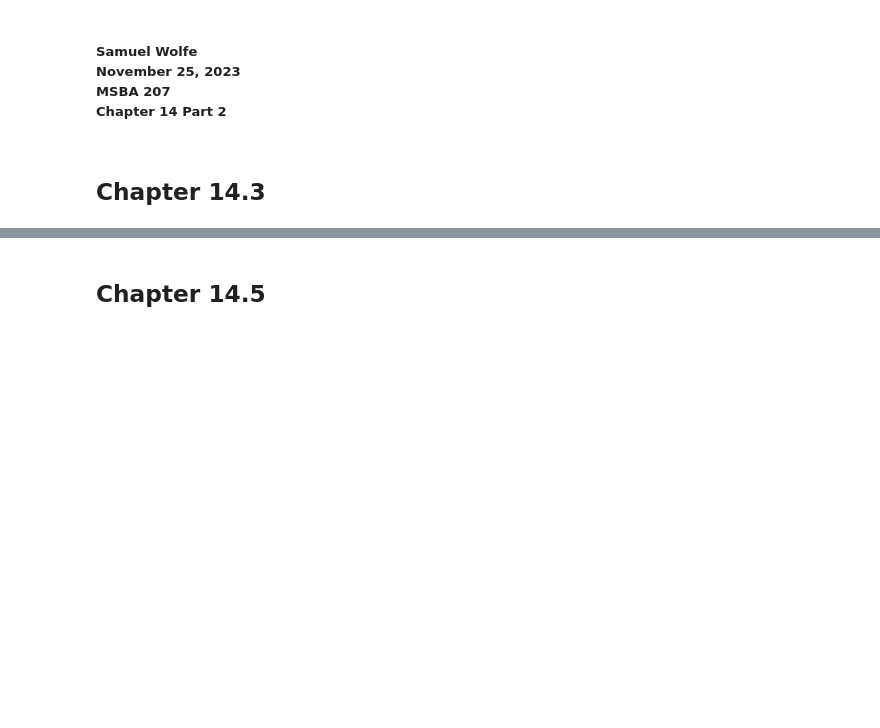
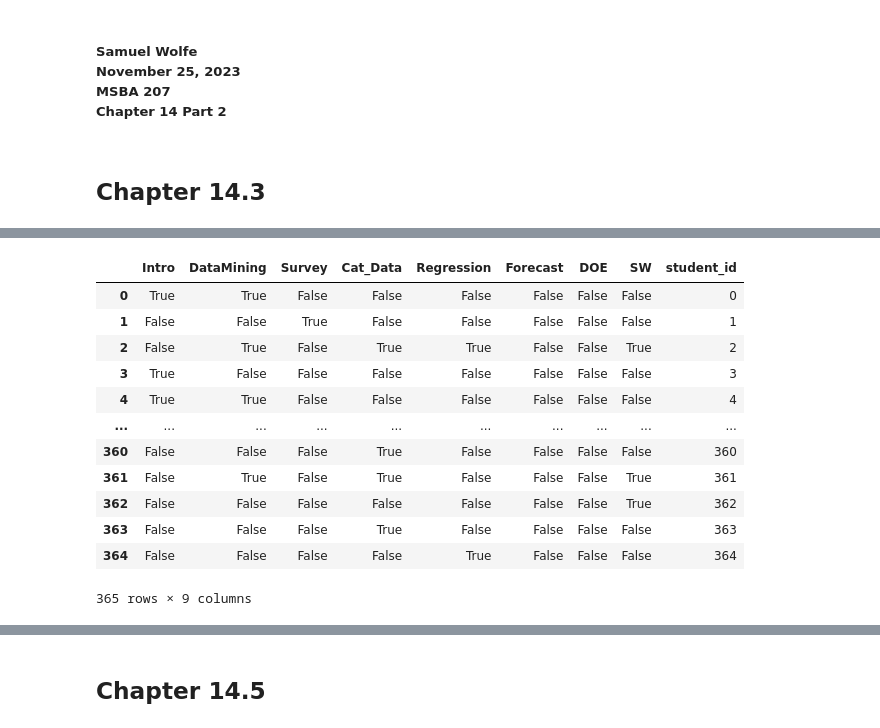
Before and after one commit to wolfesamk/MSBA-207, a Jupyter notebook: Homework/MSBA 207 Chapter 14-2.ipynb, the cells around one changed output, grey strips where cells are left out. Drawn from its saved outputs; the diff is of its cells as text; code cells hidden in the pictures; blank space fills up the shorter version.

```diff
--- a/Homework/MSBA 207 Chapter 14-2.ipynb
+++ b/Homework/MSBA 207 Chapter 14-2.ipynb
@@ -48,0 +57,22 @@ DATA = Path('E:/Aliit/School/MSBA/206/MSBA-206/dmba')
+# %%
+df_topics = pd.read_csv(DATA / 'CourseTopics.csv',dtype='bool')
+#Removing spaces from column names
+names = df_topics.columns.to_list()
+for x in names:
+    df_topics = df_topics.rename(columns={x:x.replace(' ','_')})
+df_topics['student_id'] = range(len(df_topics))
+df_topics
+# %% [output]
+|  | Intro | DataMining | Survey | Cat_Data | Regression | Forecast | DOE | SW | student_id |
+| 0 | True | True | False | False | False | False | False | False | 0 |
+| 1 | False | False | True | False | False | False | False | False | 1 |
+| 2 | False | True | False | True | True | False | False | True | 2 |
+| 3 | True | False | False | False | False | False | False | False | 3 |
+| 4 | True | True | False | False | False | False | False | False | 4 |
+| ... | ... | ... | ... | ... | ... | ... | ... | ... | ... |
+| 360 | False | False | False | True | False | False | False | False | 360 |
+| 361 | False | True | False | True | False | False | False | True | 361 |
+| 362 | False | False | False | False | False | False | False | True | 362 |
+| 363 | False | False | False | True | False | False | False | False | 363 |
+| 364 | False | False | False | False | True | False | False | False | 364 |
+365 rows × 9 columns
```
Also changed, not shown: parts of 21 cells of this notebook.
